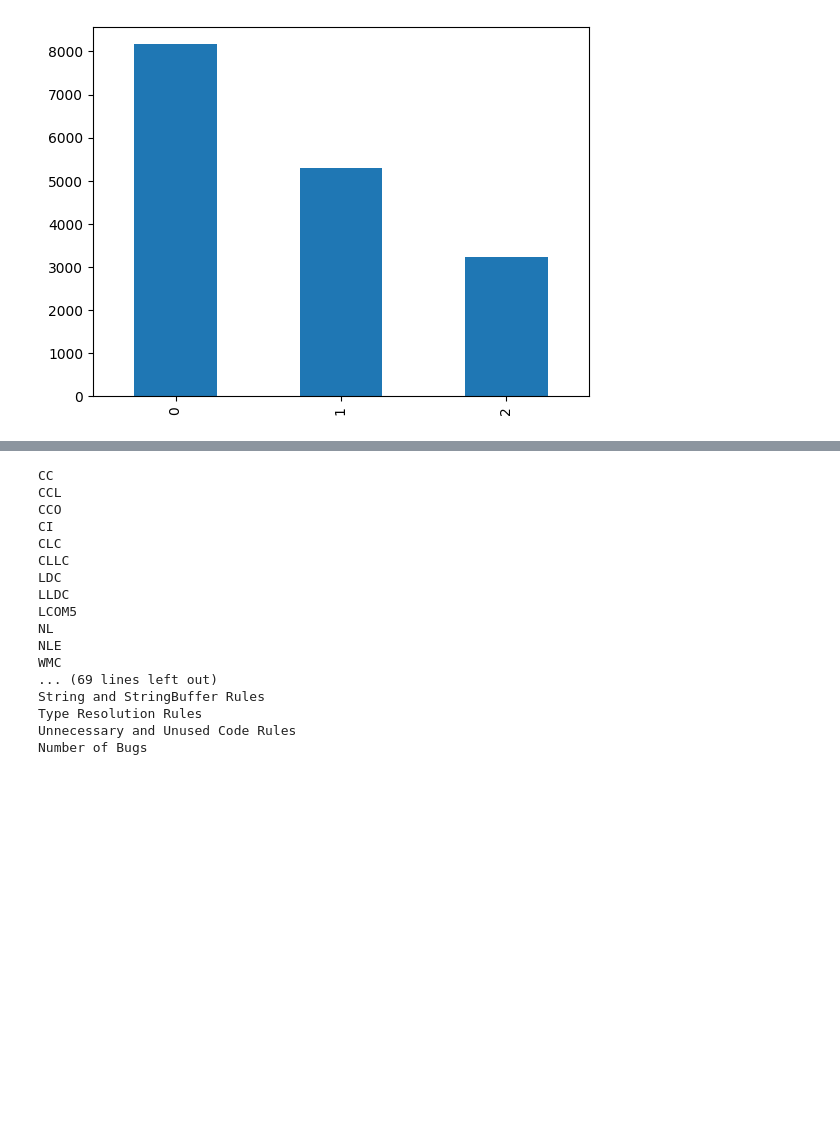
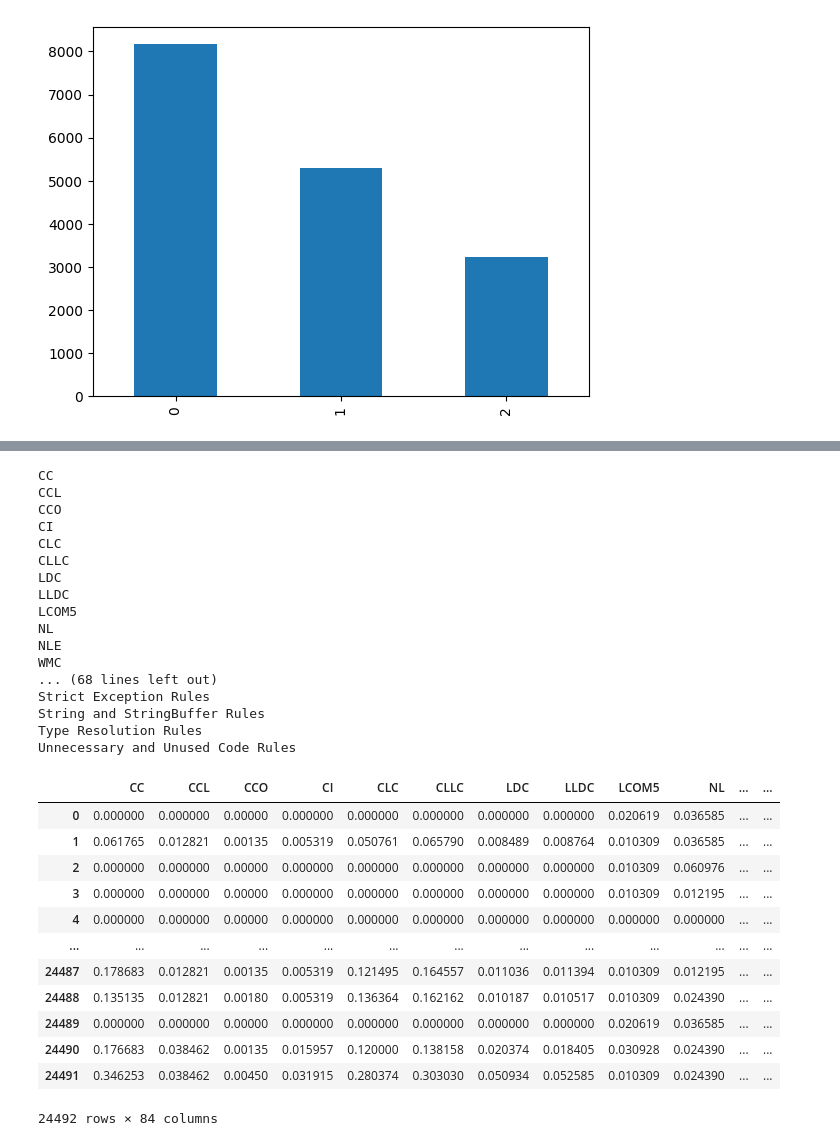
Before and after one commit to vajihe-ameri/predict-software-bugs-in-java-classes, a Jupyter notebook: proccess_df.ipynb, the cells around one changed output, grey strips where cells are left out. Saved outputs shown, nothing was run; the diff lists cells and outputs as text; code cells hidden in the pictures; blank space fills up the shorter version.

```diff
--- a/proccess_df.ipynb
+++ b/proccess_df.ipynb
@@ -274,5 +281,5 @@ Length: 85, dtype: float64
 # %%
-columnsToNormalize = list(train_resampled.columns.values)
+columnsToNormalize = list(new_train_features.columns.values)
 for column in columnsToNormalize:
   print(column)
 # %% [output]
@@ -288,8 +295,8 @@ LCOM5
 NL
 NLE
 WMC
-... (69 lines left out)
+... (68 lines left out)
+Strict Exception Rules
 String and StringBuffer Rules
 Type Resolution Rules
 Unnecessary and Unused Code Rules
-Number of Bugs
@@ -300,3 +311,19 @@ test_set_NB = test_set.pop('Number of Bugs')
+# %%
+new_train_features
+# %% [output]
+|  | CC | CCL | CCO | CI | CLC | CLLC | LDC | LLDC | LCOM5 | NL | ... | ... |
+| 0 | 0.000000 | 0.000000 | 0.00000 | 0.000000 | 0.000000 | 0.000000 | 0.000000 | 0.000000 | 0.020619 | 0.036585 | ... | ... |
+| 1 | 0.061765 | 0.012821 | 0.00135 | 0.005319 | 0.050761 | 0.065790 | 0.008489 | 0.008764 | 0.010309 | 0.036585 | ... | ... |
+| 2 | 0.000000 | 0.000000 | 0.00000 | 0.000000 | 0.000000 | 0.000000 | 0.000000 | 0.000000 | 0.010309 | 0.060976 | ... | ... |
+| 3 | 0.000000 | 0.000000 | 0.00000 | 0.000000 | 0.000000 | 0.000000 | 0.000000 | 0.000000 | 0.010309 | 0.012195 | ... | ... |
+| 4 | 0.000000 | 0.000000 | 0.00000 | 0.000000 | 0.000000 | 0.000000 | 0.000000 | 0.000000 | 0.000000 | 0.000000 | ... | ... |
+| ... | ... | ... | ... | ... | ... | ... | ... | ... | ... | ... | ... | ... |
+| 24487 | 0.178683 | 0.012821 | 0.00135 | 0.005319 | 0.121495 | 0.164557 | 0.011036 | 0.011394 | 0.010309 | 0.012195 | ... | ... |
+| 24488 | 0.135135 | 0.012821 | 0.00180 | 0.005319 | 0.136364 | 0.162162 | 0.010187 | 0.010517 | 0.010309 | 0.024390 | ... | ... |
+| 24489 | 0.000000 | 0.000000 | 0.00000 | 0.000000 | 0.000000 | 0.000000 | 0.000000 | 0.000000 | 0.020619 | 0.036585 | ... | ... |
+| 24490 | 0.176683 | 0.038462 | 0.00135 | 0.015957 | 0.120000 | 0.138158 | 0.020374 | 0.018405 | 0.030928 | 0.024390 | ... | ... |
+| 24491 | 0.346253 | 0.038462 | 0.00450 | 0.031915 | 0.280374 | 0.303030 | 0.050934 | 0.052585 | 0.010309 | 0.024390 | ... | ... |
+24492 rows × 84 columns
 # %%
 test_set
 # %% [output]
```
Also changed, not shown: parts of 22 cells of this notebook.
